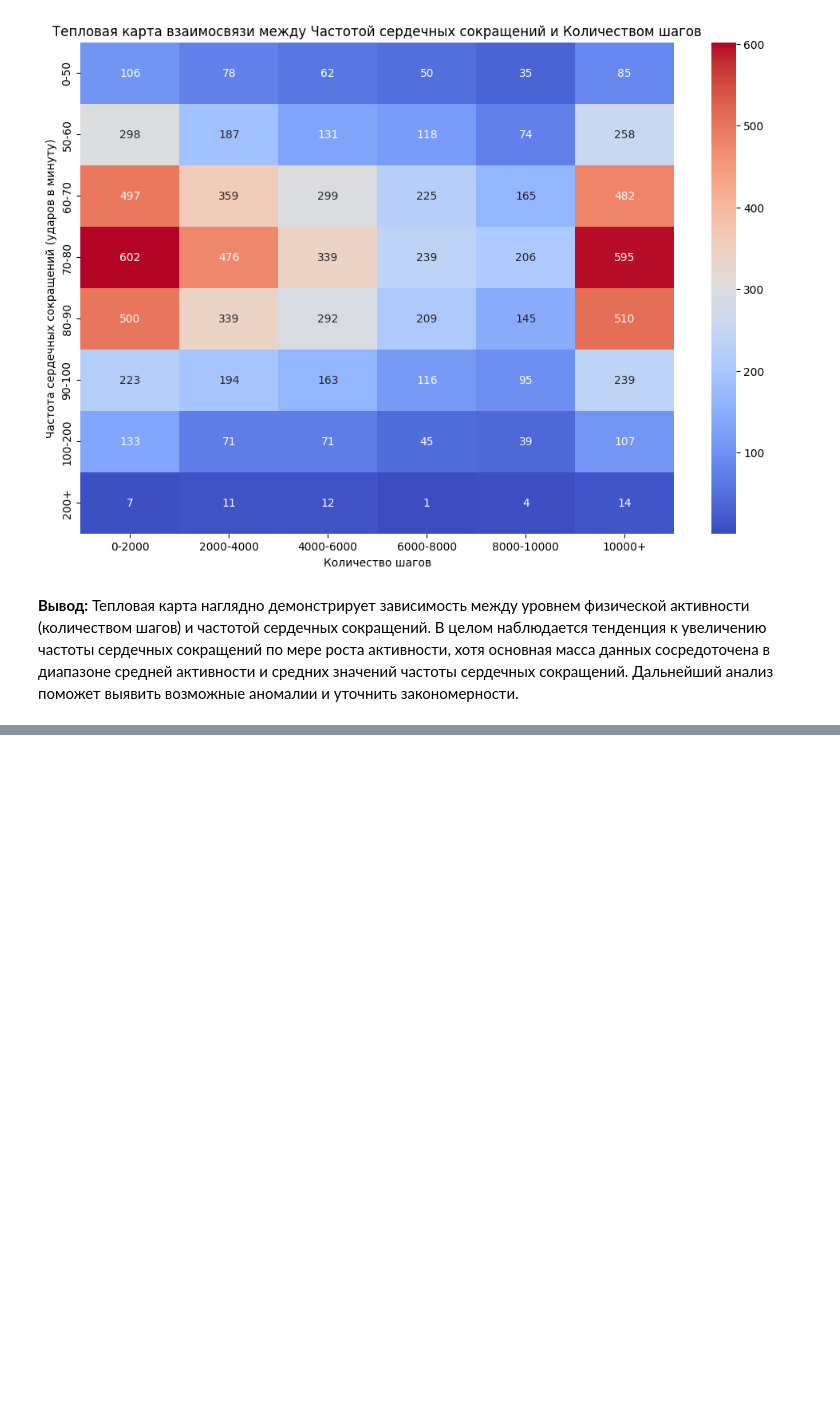
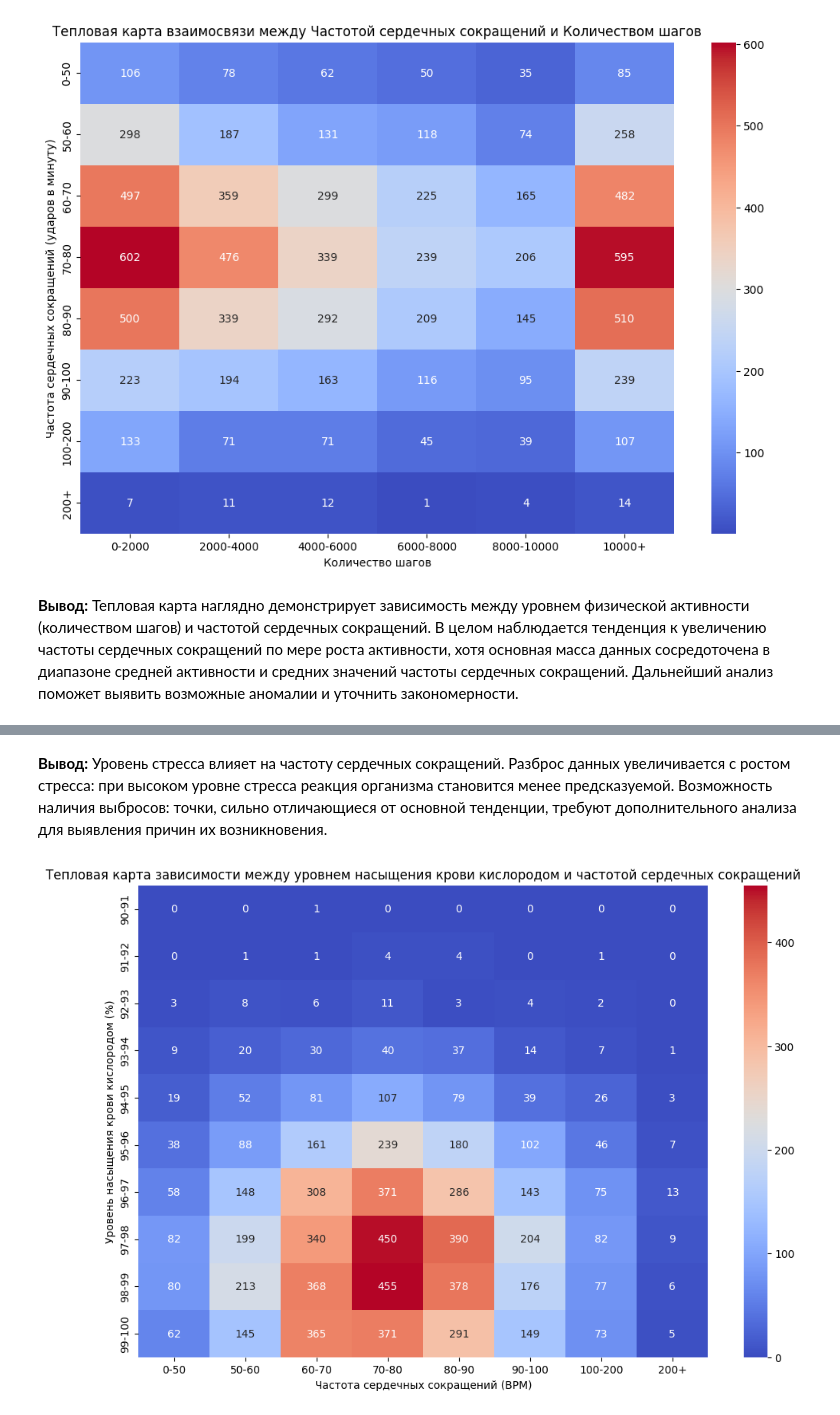
Before and after one commit to AndryushkaKolesnikov/SmartHealth-Watch-Analytics, a Jupyter notebook: smartwatch.ipynb, the cells around one changed output, grey strips where cells are left out. Saved outputs shown, nothing was run; the diff lists cells and outputs as text; code cells hidden in the pictures; blank space fills up the shorter version.

```diff
--- a/smartwatch.ipynb
+++ b/smartwatch.ipynb
@@ -106,7 +106,7 @@ df_copy['Step Count'] = pd.to_numeric(df['Step Count'], errors='coerce')
 # Разделяем значения столбца 'Step Count' на интервалы (диапазоны) с помощью функции pd.cut()
 df_copy['Step Count'] = pd.cut(
     df['Step Count'],   # Столбец, который нужно разделить на интервалы
-    bins=[0, 2000, 4000, 6000, 8000, 10000, 1000000],  # Границы интервалов
+    bins=[0, 2000, 4000, 6000, 8000, 10000, 200000],  # Границы интервалов
     labels=['0-2000', '2000-4000', '4000-6000', '6000-8000', '8000-10000', '10000+'],  # Метки для интервалов
     right=False  # Указывает, что правая граница интервала не включается
 )
@@ -197,0 +220,21 @@ plt.show()   # отображает тепловую карту
+# %% [markdown]
+**Вывод:** Уровень стресса влияет на частоту сердечных сокращений. Разброс данных увеличивается с ростом стресса: при высоком уровне стресса реакция организма становится менее предсказуемой. Возможность наличия выбросов: точки, сильно отличающиеся от основной тенденции, требуют дополнительного анализа для выявления причин их возникновения.
+# %%
+# Создание сводной таблицы
+pivot_table = pd.pivot_table(
+    df_copy,
+    index="Blood Oxygen Level (%)",  # индекс сводной таблицы
+    columns="Heart Rate (BPM)",    # столбец сводной таблицы
+    aggfunc="size",     # подсчитывает количество записей для каждой комбинации
+    fill_value=0,      # заполнитель пропущенных значений
+    observed='True'    # рассматриваются только реальные категории
+)
+# Построение тепловой карты
+plt.figure(figsize=(12, 8))     # задаёт размер графика в дюймах
+sns.heatmap(pivot_table, annot=True, fmt="d", cmap="coolwarm", cbar=True)   # строит тепловую карту
+plt.title("Тепловая карта зависимости между уровнем насыщения крови кислородом и частотой сердечных сокращений")    # задает заголовок
+plt.xlabel("Частота сердечных сокращений (BPM)")     # добавляет подпись к оси x
+plt.ylabel("Уровень насыщения крови кислородом (%)")    # добавляет подпись к оси y
+plt.show()   # отображает тепловую карту
+# %% [output]
+[figure, added]
```
Also changed, not shown: parts of 5 cells of this notebook.
